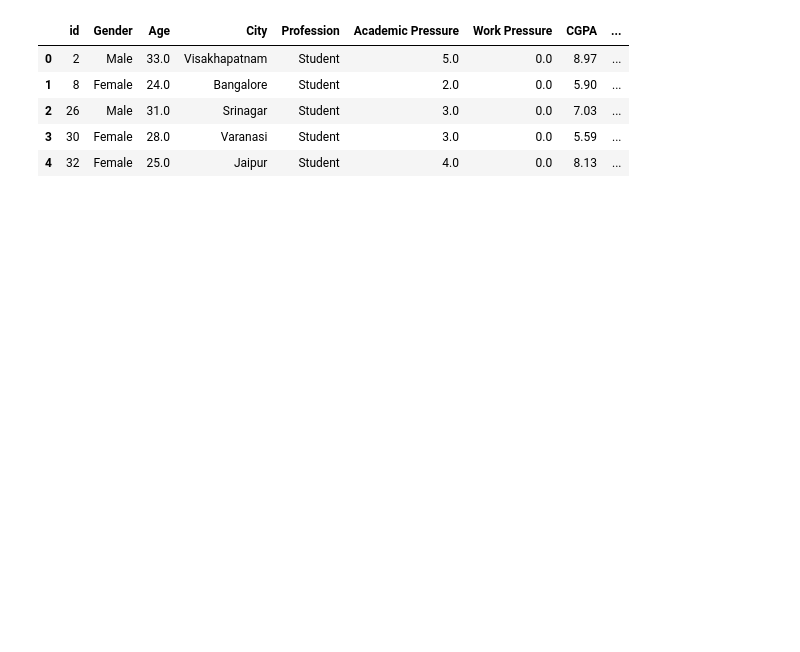
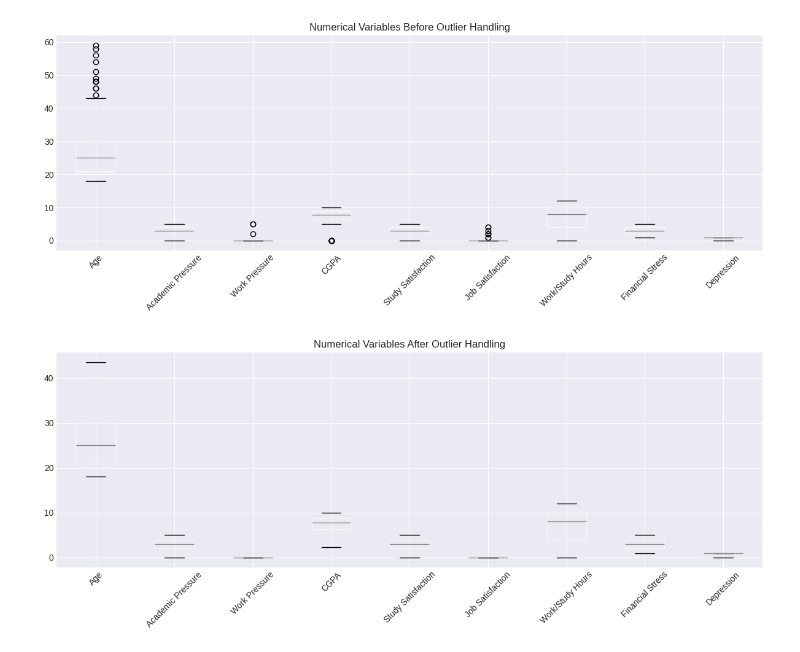
Before and after one commit to Luka-Dumbadze/Student_Depression_Analysis, a Jupyter notebook: notebooks/Data_Loading_and_Cleaning.ipynb, the cells around one changed output. Drawn from its saved outputs; the diff is of its cells as text; code cells hidden in the pictures; blank space fills up the shorter version.

```diff
--- a/notebooks/Data_Loading_and_Cleaning.ipynb
+++ b/notebooks/Data_Loading_and_Cleaning.ipynb
@@ -16,5 +0,0 @@ data.head()
-# %%
-# Verify data types and convert categorical variables
-categorical_columns = ['Gender', 'City', 'Dietary Habits', 'Degree', 'Family History of Mental Illness']
-for col in categorical_columns:
-    data[col] = data[col].astype('category')
@@ -88,15 +187,0 @@ plt.show()
-# %%
-from matplotlib import pyplot as plt
-import seaborn as sns
-
-q1 = data['CGPA'].quantile(0.25)
-q3 = data['CGPA'].quantile(0.75)
-iqr = q3 - q1
-lower_bound = q1 - 1.5 * iqr
-upper_bound = q3 + 1.5 * iqr
-data['CGPA'] = data['CGPA'].clip(lower=lower_bound, upper=upper_bound)
-
-sns.boxplot(data['CGPA'])
-plt.title('Boxplot of CGPA After Outlier Handling')
-plt.ylabel('CGPA')
-plt.show()
@@ -125,9 +187,0 @@ memory usage: 2.9+ MB
-# %%
-data.head()
-# %% [output]
-|  | id | Gender | Age | City | Profession | Academic Pressure | Work Pressure | CGPA | ... |
-| 0 | 2 | Male | 33.0 | Visakhapatnam | Student | 5.0 | 0.0 | 8.97 | ... |
-| 1 | 8 | Female | 24.0 | Bangalore | Student | 2.0 | 0.0 | 5.90 | ... |
-| 2 | 26 | Male | 31.0 | Srinagar | Student | 3.0 | 0.0 | 7.03 | ... |
-| 3 | 30 | Female | 28.0 | Varanasi | Student | 3.0 | 0.0 | 5.59 | ... |
-| 4 | 32 | Female | 25.0 | Jaipur | Student | 4.0 | 0.0 | 8.13 | ... |
@@ -135,0 +188,33 @@ data.to_csv('../data/processed_v1_student_depression.csv', index=False)
+# %%
+# Handle Outliers using IQR
+numerical_cols = data_cleaned.select_dtypes(include=['float64', 'int64']).columns
+numerical_cols = [col for col in numerical_cols if col not in ['id', 'Sleep Duration']]
+
+# Boxplots before handling outliers
+plt.figure(figsize=(12, 5))
+data_cleaned[numerical_cols].boxplot()
+plt.title('Numerical Variables Before Outlier Handling')
+plt.xticks(rotation=45)
+plt.tight_layout()
+plt.show()
+
+# Handle outliers
+for col in numerical_cols:
+    Q1 = data_cleaned[col].quantile(0.25)
+    Q3 = data_cleaned[col].quantile(0.75)
+    IQR = Q3 - Q1
+    lower_bound = Q1 - 1.5 * IQR
+    upper_bound = Q3 + 1.5 * IQR
+
+    data_cleaned[col] = data_cleaned[col].clip(lower=lower_bound, upper=upper_bound)
+
+# Boxplots after handling outliers
+plt.figure(figsize=(12, 5))
+data_cleaned[numerical_cols].boxplot()
+plt.title('Numerical Variables After Outlier Handling')
+plt.xticks(rotation=45)
+plt.tight_layout()
+plt.show()
+# %% [output]
+[figure, added]
+[figure, added]
```
Also changed, not shown: parts of 16 cells of this notebook, 15 other files.
